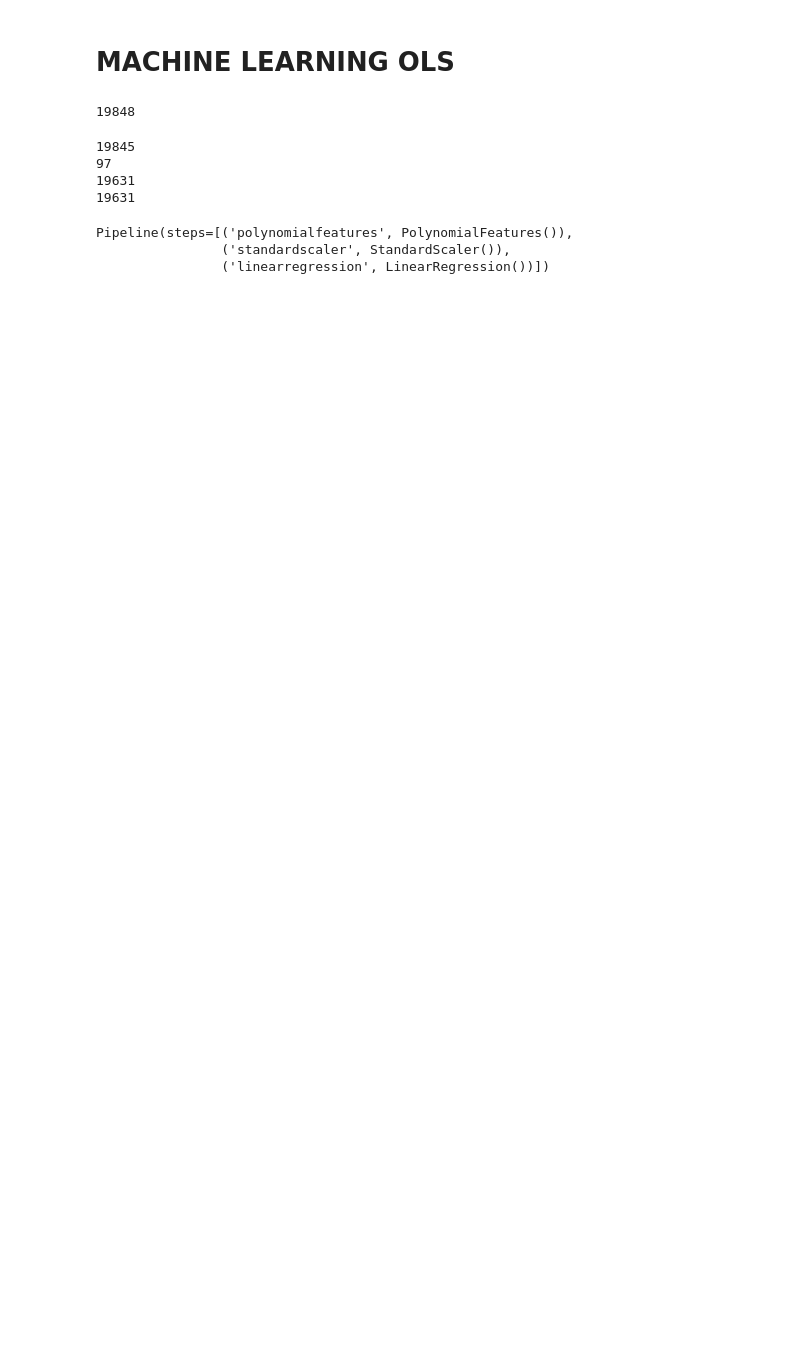
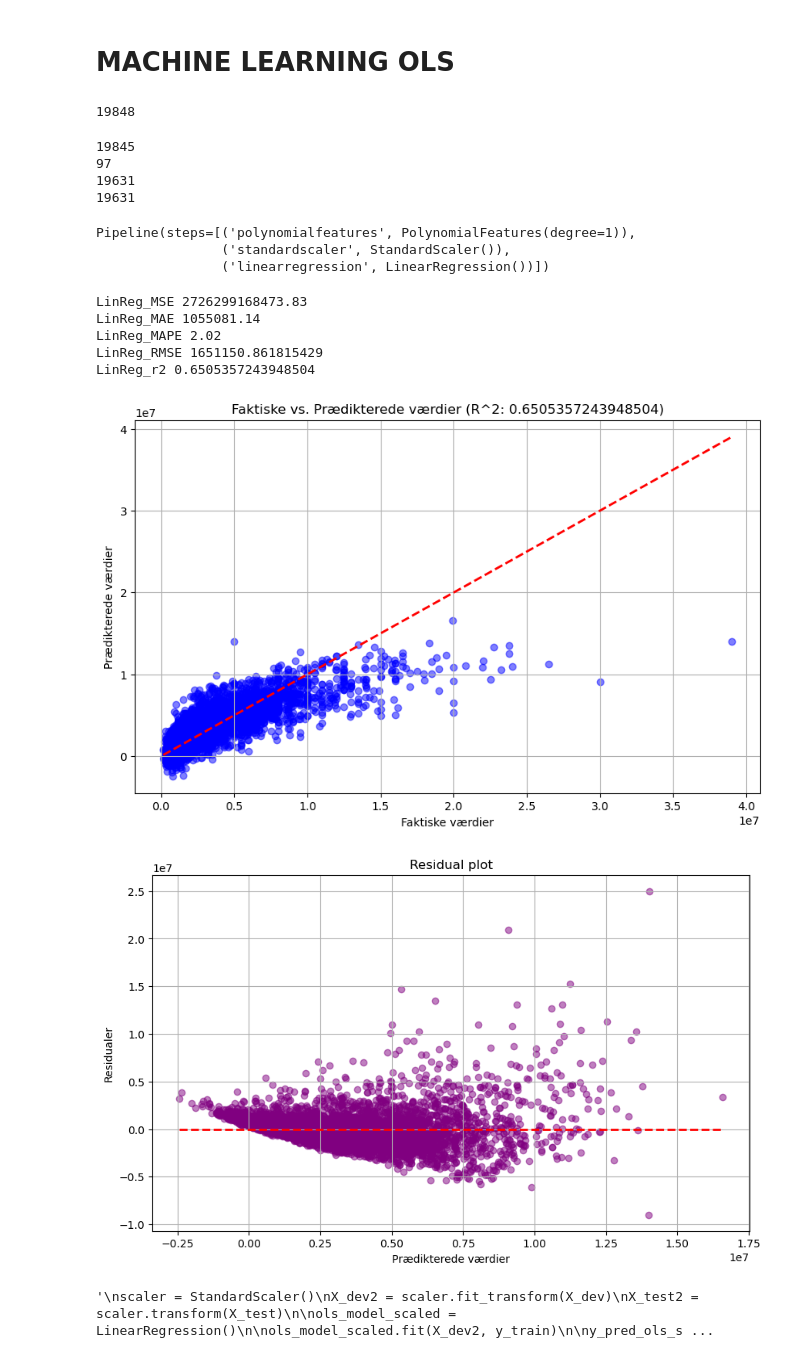
Before and after one commit to matliras/Sommerskole7, a Jupyter notebook: Eksamensprojekt/ML/OLS.ipynb, the cells around one changed output. Saved outputs shown, nothing was run; the diff lists cells and outputs as text; code cells hidden in the pictures; blank space fills up the shorter version.

```diff
--- a/Eksamensprojekt/ML/OLS.ipynb
+++ b/Eksamensprojekt/ML/OLS.ipynb
@@ -94,0 +95,51 @@ X_train, X_val, y_train, y_val = train_test_split(X_dev, y_dev, test_size=0.5, r
+# %%
+# DEFINE PIPELINE
+pipe_lr = make_pipeline(PolynomialFeatures(degree=1),
+                        StandardScaler(),
+                        LinearRegression())
+
+# FIT PIPELINE TO DEVELOPMENT DATA
+pipe_lr.fit(X_dev, y_dev)
+# %% [output]
+Pipeline(steps=[('polynomialfeatures', PolynomialFeatures(degree=1)),
+                ('standardscaler', StandardScaler()),
+                ('linearregression', LinearRegression())])
+# %%
+y_predict_lr_degree_1 = pipe_lr.predict(X_test)
+print('LinReg_MSE', round(mse(y_predict_lr_degree_1,y_test), 2))
+print('LinReg_MAE', round(mean_absolute_error(y_predict_lr_degree_1, y_test), 2))
+print('LinReg_MAPE', round(mean_absolute_percentage_error(y_predict_lr_degree_1, y_test), 2))
+print('LinReg_RMSE', np.sqrt(mse(y_predict_lr_degree_1, y_test)))
+print('LinReg_r2', r2_score(y_test, y_predict_lr_degree_1))
+linear_model = pipe_lr.named_steps['linearregression']
+coeff = linear_model.coef_
+
+# Plot af faktiske vs. prædikterede værdier
+plt.figure(figsize=(10, 6))
+plt.scatter(y_test, y_predict_lr_degree_1, color='blue', alpha=0.5)
+plt.plot([y_test.min(), y_test.max()], [y_test.min(), y_test.max()], color='red', lw=2, linestyle='--')  # Reference linje for perfekt prædiktion
+plt.xlabel('Faktiske værdier')
+plt.ylabel('Prædikterede værdier')
+plt.title(f'Faktiske vs. Prædikterede værdier (R^2: {r2_score(y_test, y_predict_lr_degree_1)})')
+plt.grid(True)
+plt.show()
+
+# Plot af residualer (fejl)
+residuals = y_test - y_predict_lr_degree_1
+
+plt.figure(figsize=(10, 6))
+plt.scatter(y_predict_lr_degree_1, residuals, color='purple', alpha=0.5)
+plt.hlines(0, y_predict_lr_degree_1.min(), y_predict_lr_degree_1.max(), color='red', lw=2, linestyle='--')
+plt.xlabel('Prædikterede værdier')
+plt.ylabel('Residualer')
+plt.title('Residual plot')
+plt.grid(True)
+plt.show()
+# %% [output]
+LinReg_MSE 2726299168473.83
+LinReg_MAE 1055081.14
+LinReg_MAPE 2.02
+LinReg_RMSE 1651150.861815429
+LinReg_r2 0.6505357243948504
+[figure, added]
+[figure, added]
@@ -95,15 +148,29 @@ X_train, X_val, y_train, y_val = train_test_split(X_dev, y_dev, test_size=0.5, r
 # %%
-# LOAD DATA FROM SCIKIT-LEARN
+# Initializing Linear-regression-model with degree=2
 from sklearn.linear_model import Lasso, LinearRegression
 
 # DEFINE PIPELINE
-pipe_lr = make_pipeline(PolynomialFeatures(),
+pipe_lr = make_pipeline(PolynomialFeatures(degree=2),
                         StandardScaler(),
                         LinearRegression())
 
 # FIT PIPELINE TO DEVELOPMENT DATA
 pipe_lr.fit(X_dev, y_dev)
+
+"""
+scaler = StandardScaler()
+X_dev2 = scaler.fit_transform(X_dev)
+X_test2 = scaler.transform(X_test)
+
+ols_model_scaled = LinearRegression()
+
+ols_model_scaled.fit(X_dev2, y_train)
+
+y_pred_ols_scaled = ols_model_scaled.predict(X_test2)
+y_pred_ols_train = ols_model_scaled.predict(X_dev2)
+
+ols_mse_scaled = mse(y_test, y_pred_ols_scaled)
+ols_r2_scaled = r2_score(y_test, y_pred_ols_scaled)
+"""
 # %% [output]
-Pipeline(steps=[('polynomialfeatures', PolynomialFeatures()),
-                ('standardscaler', StandardScaler()),
-                ('linearregression', LinearRegression())])
+'\nscaler = StandardScaler()\nX_dev2 = scaler.fit_transform(X_dev)\nX_test2 = scaler.transform(X_test)\n\nols_model_scaled = LinearRegression()\n\nols_model_scaled.fit(X_dev2, y_train)\n\ny_pred_ols_s ...
```
Also changed, not shown: parts of 15 cells of this notebook.
